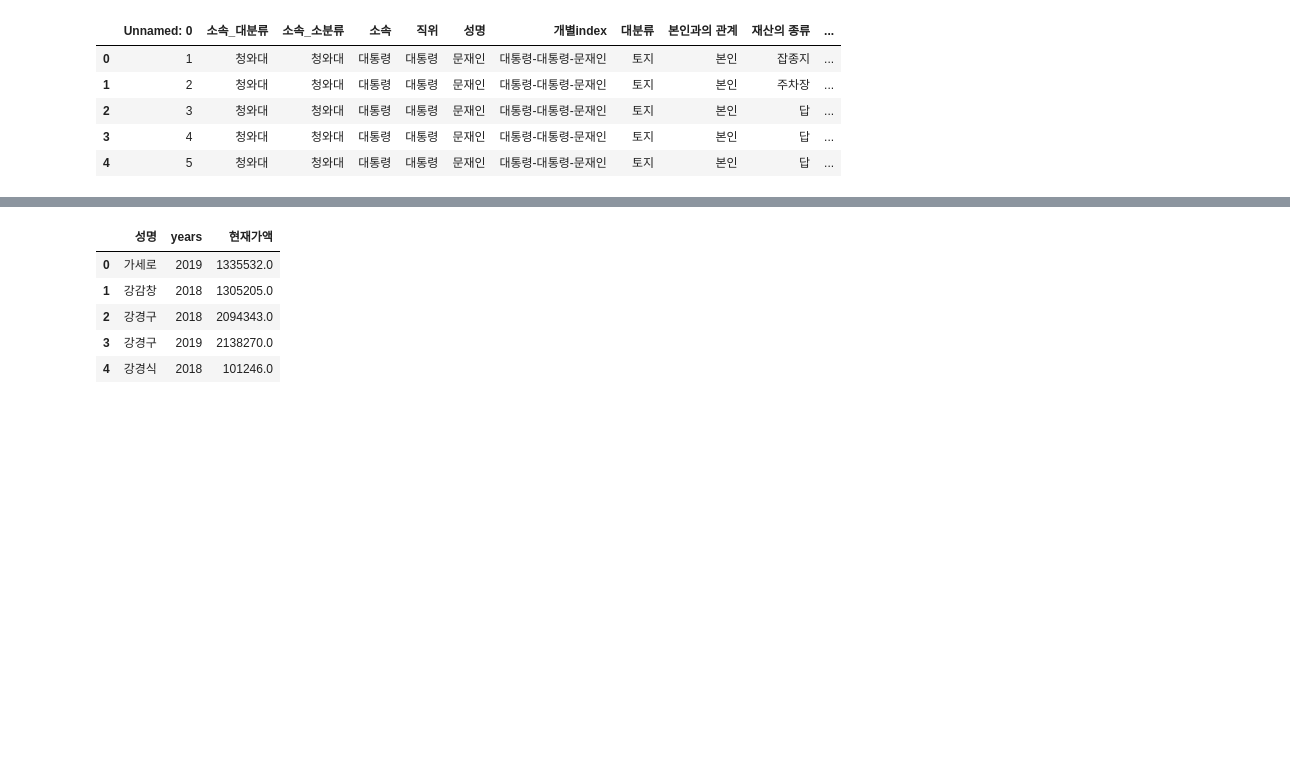
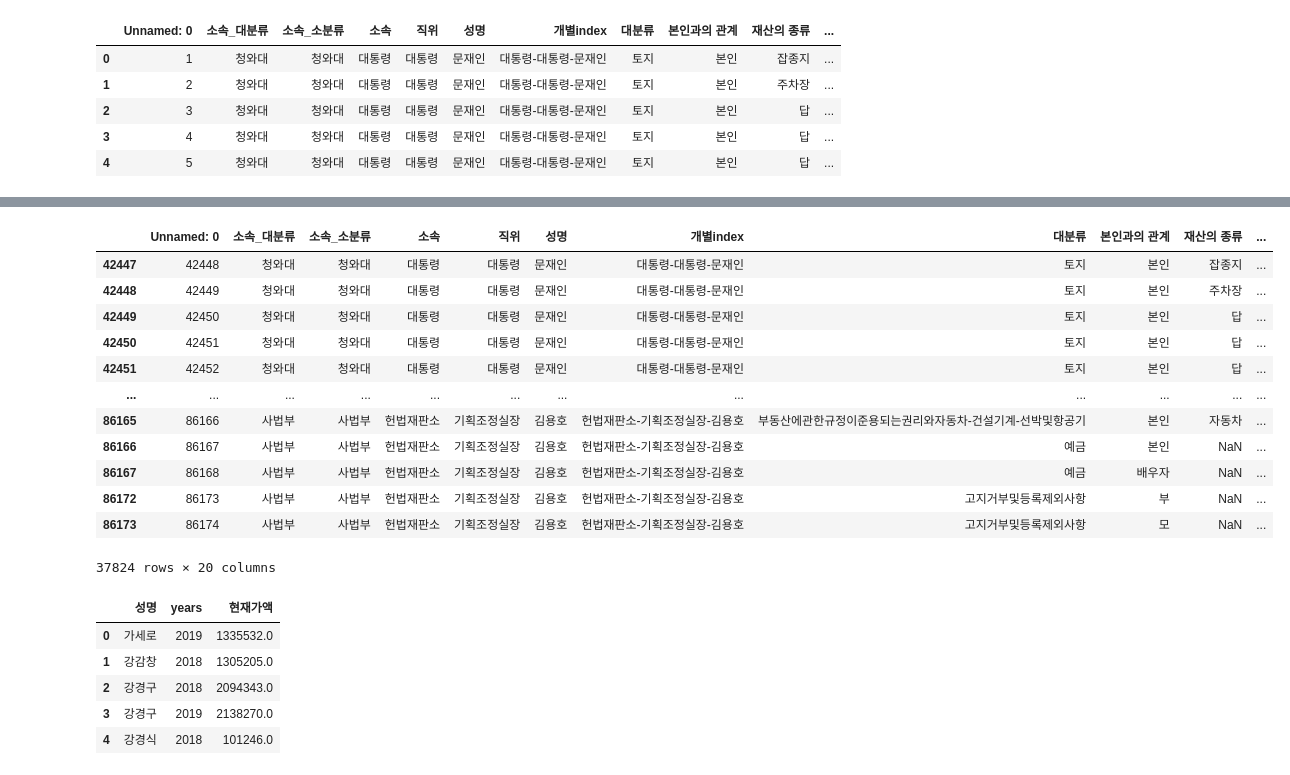
Before and after one commit to cindychoi0317/pandas, a Jupyter notebook: notebook/[practice] highofficer.ipynb, the cells around one changed output, grey strips where cells are left out. Drawn from its saved outputs; the diff is of its cells as text; code cells hidden in the pictures; blank space fills up the shorter version.

```diff
--- a/notebook/[practice] highofficer.ipynb
+++ b/notebook/[practice] highofficer.ipynb
@@ -34,3 +34,20 @@ memory usage: 12.5+ MB
+# %%
+highofficer_2019 = highofficer[(highofficer['years'] == 2019) & (highofficer['대분류'] != '채무')]
+highofficer_2019
+# %% [output]
+|  | Unnamed: 0 | 소속_대분류 | 소속_소분류 | 소속 | 직위 | 성명 | 개별index | 대분류 | 본인과의 관계 | 재산의 종류 | ... |
+| 42447 | 42448 | 청와대 | 청와대 | 대통령 | 대통령 | 문재인 | 대통령-대통령-문재인 | 토지 | 본인 | 잡종지 | ... |
+| 42448 | 42449 | 청와대 | 청와대 | 대통령 | 대통령 | 문재인 | 대통령-대통령-문재인 | 토지 | 본인 | 주차장 | ... |
+| 42449 | 42450 | 청와대 | 청와대 | 대통령 | 대통령 | 문재인 | 대통령-대통령-문재인 | 토지 | 본인 | 답 | ... |
+| 42450 | 42451 | 청와대 | 청와대 | 대통령 | 대통령 | 문재인 | 대통령-대통령-문재인 | 토지 | 본인 | 답 | ... |
+| 42451 | 42452 | 청와대 | 청와대 | 대통령 | 대통령 | 문재인 | 대통령-대통령-문재인 | 토지 | 본인 | 답 | ... |
+| ... | ... | ... | ... | ... | ... | ... | ... | ... | ... | ... | ... |
+| 86165 | 86166 | 사법부 | 사법부 | 헌법재판소 | 기획조정실장 | 김용호 | 헌법재판소-기획조정실장-김용호 | 부동산에관한규정이준용되는권리와자동차-건설기계-선박및항공기 | 본인 | 자동차 | ... |
+| 86166 | 86167 | 사법부 | 사법부 | 헌법재판소 | 기획조정실장 | 김용호 | 헌법재판소-기획조정실장-김용호 | 예금 | 본인 | NaN | ... |
+| 86167 | 86168 | 사법부 | 사법부 | 헌법재판소 | 기획조정실장 | 김용호 | 헌법재판소-기획조정실장-김용호 | 예금 | 배우자 | NaN | ... |
+| 86172 | 86173 | 사법부 | 사법부 | 헌법재판소 | 기획조정실장 | 김용호 | 헌법재판소-기획조정실장-김용호 | 고지거부및등록제외사항 | 부 | NaN | ... |
+| 86173 | 86174 | 사법부 | 사법부 | 헌법재판소 | 기획조정실장 | 김용호 | 헌법재판소-기획조정실장-김용호 | 고지거부및등록제외사항 | 모 | NaN | ... |
+37824 rows × 20 columns
 # %%
 highofficer_rich = highofficer.groupby(['성명', 'years'])['현재가액'].sum().reset_index()
 highofficer_rich.head()
```
Also changed, not shown: parts of 6 cells of this notebook.
